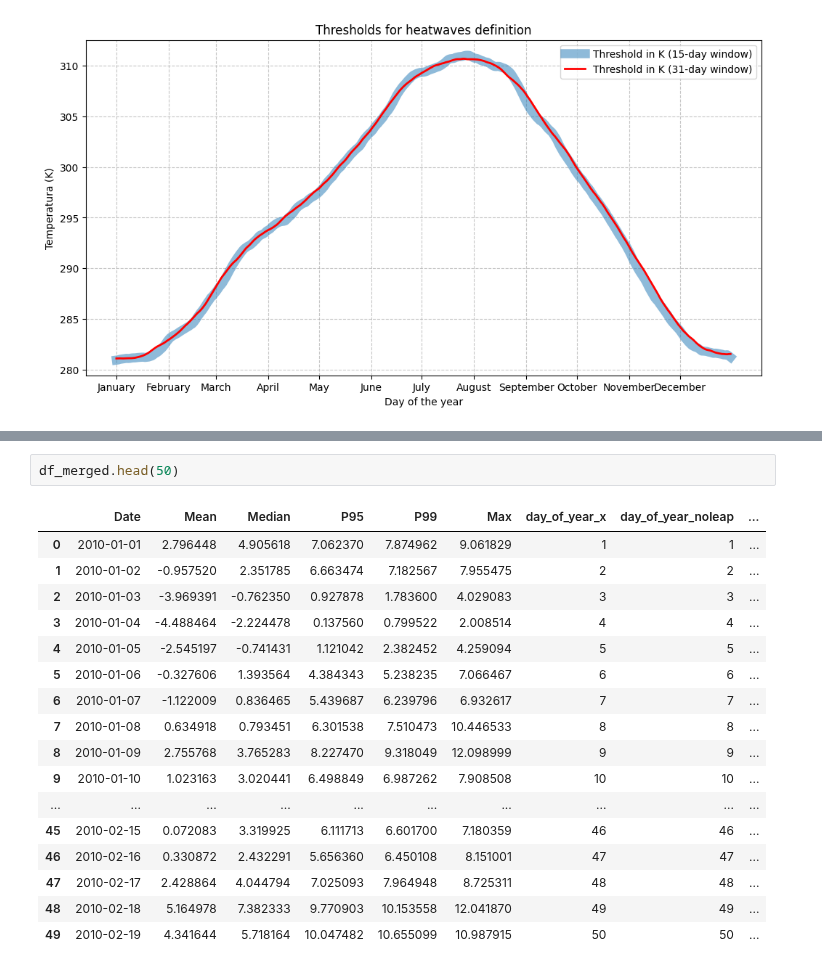
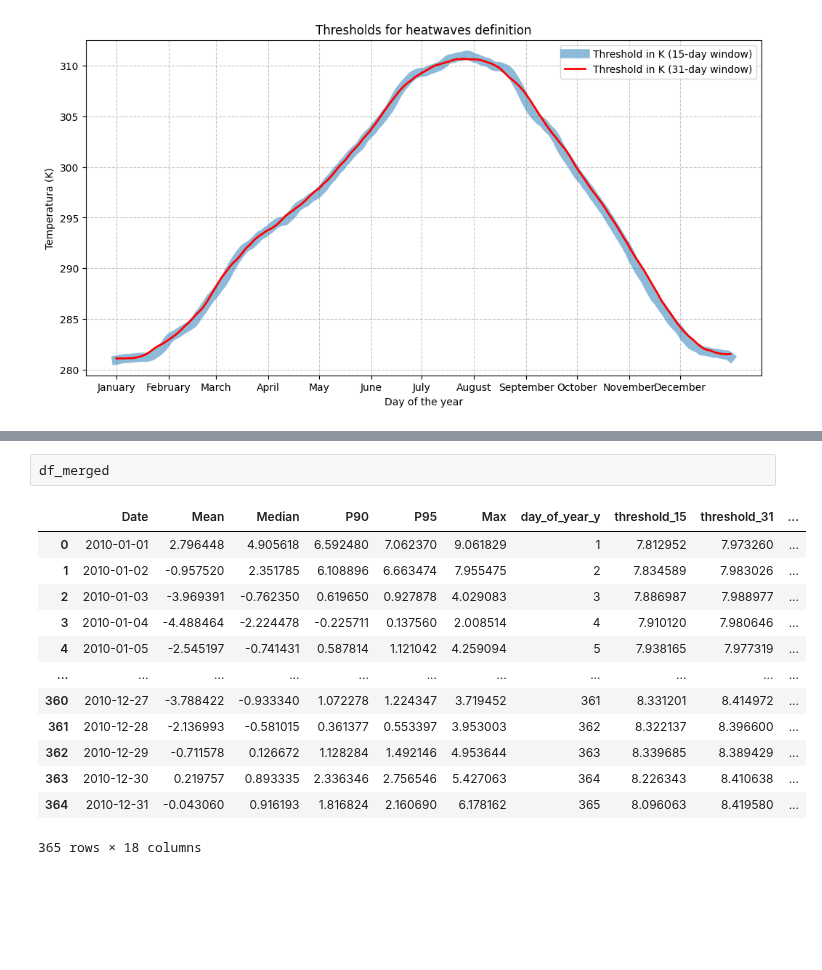
Before and after one commit to fillobissi/geoinformatics_project, a Jupyter notebook: 04_Heatwaves_identification.ipynb, the cells around one changed output, grey strips where cells are left out. Cells and saved outputs as stored; diff of their text form; blank space fills up the shorter version.

```diff
--- a/04_Heatwaves_identification.ipynb
+++ b/04_Heatwaves_identification.ipynb
@@ -446,20 +487,16 @@ df_merged.drop(columns=cols_to_drop, errors="ignore", inplace=True)
 # %%
-df_merged.head(50)
+df_merged
 # %% [output]
-|  | Date | Mean | Median | P95 | P99 | Max | day_of_year_x | day_of_year_noleap | ... |
-| 0 | 2010-01-01 | 2.796448 | 4.905618 | 7.062370 | 7.874962 | 9.061829 | 1 | 1 | ... |
-| 1 | 2010-01-02 | -0.957520 | 2.351785 | 6.663474 | 7.182567 | 7.955475 | 2 | 2 | ... |
-| 2 | 2010-01-03 | -3.969391 | -0.762350 | 0.927878 | 1.783600 | 4.029083 | 3 | 3 | ... |
-| 3 | 2010-01-04 | -4.488464 | -2.224478 | 0.137560 | 0.799522 | 2.008514 | 4 | 4 | ... |
-| 4 | 2010-01-05 | -2.545197 | -0.741431 | 1.121042 | 2.382452 | 4.259094 | 5 | 5 | ... |
-| 5 | 2010-01-06 | -0.327606 | 1.393564 | 4.384343 | 5.238235 | 7.066467 | 6 | 6 | ... |
-| 6 | 2010-01-07 | -1.122009 | 0.836465 | 5.439687 | 6.239796 | 6.932617 | 7 | 7 | ... |
-| 7 | 2010-01-08 | 0.634918 | 0.793451 | 6.301538 | 7.510473 | 10.446533 | 8 | 8 | ... |
-| 8 | 2010-01-09 | 2.755768 | 3.765283 | 8.227470 | 9.318049 | 12.098999 | 9 | 9 | ... |
-| 9 | 2010-01-10 | 1.023163 | 3.020441 | 6.498849 | 6.987262 | 7.908508 | 10 | 10 | ... |
-| ... | ... | ... | ... | ... | ... | ... | ... | ... | ... |
-| 45 | 2010-02-15 | 0.072083 | 3.319925 | 6.111713 | 6.601700 | 7.180359 | 46 | 46 | ... |
-| 46 | 2010-02-16 | 0.330872 | 2.432291 | 5.656360 | 6.450108 | 8.151001 | 47 | 47 | ... |
-| 47 | 2010-02-17 | 2.428864 | 4.044794 | 7.025093 | 7.964948 | 8.725311 | 48 | 48 | ... |
-| 48 | 2010-02-18 | 5.164978 | 7.382333 | 9.770903 | 10.153558 | 12.041870 | 49 | 49 | ... |
-| 49 | 2010-02-19 | 4.341644 | 5.718164 | 10.047482 | 10.655099 | 10.987915 | 50 | 50 | ... |
+|  | Date | Mean | Median | P90 | P95 | Max | day_of_year_y | threshold_15 | threshold_31 | ... |
+| 0 | 2010-01-01 | 2.796448 | 4.905618 | 6.592480 | 7.062370 | 9.061829 | 1 | 7.812952 | 7.973260 | ... |
+| 1 | 2010-01-02 | -0.957520 | 2.351785 | 6.108896 | 6.663474 | 7.955475 | 2 | 7.834589 | 7.983026 | ... |
+| 2 | 2010-01-03 | -3.969391 | -0.762350 | 0.619650 | 0.927878 | 4.029083 | 3 | 7.886987 | 7.988977 | ... |
+| 3 | 2010-01-04 | -4.488464 | -2.224478 | -0.225711 | 0.137560 | 2.008514 | 4 | 7.910120 | 7.980646 | ... |
+| 4 | 2010-01-05 | -2.545197 | -0.741431 | 0.587814 | 1.121042 | 4.259094 | 5 | 7.938165 | 7.977319 | ... |
+| ... | ... | ... | ... | ... | ... | ... | ... | ... | ... | ... |
+| 360 | 2010-12-27 | -3.788422 | -0.933340 | 1.072278 | 1.224347 | 3.719452 | 361 | 8.331201 | 8.414972 | ... |
+| 361 | 2010-12-28 | -2.136993 | -0.581015 | 0.361377 | 0.553397 | 3.953003 | 362 | 8.322137 | 8.396600 | ... |
+| 362 | 2010-12-29 | -0.711578 | 0.126672 | 1.128284 | 1.492146 | 4.953644 | 363 | 8.339685 | 8.389429 | ... |
+| 363 | 2010-12-30 | 0.219757 | 0.893335 | 2.336346 | 2.756546 | 5.427063 | 364 | 8.226343 | 8.410638 | ... |
+| 364 | 2010-12-31 | -0.043060 | 0.916193 | 1.816824 | 2.160690 | 6.178162 | 365 | 8.096063 | 8.419580 | ... |
+365 rows × 18 columns
```
Also changed, not shown: parts of 3 cells of this notebook.
